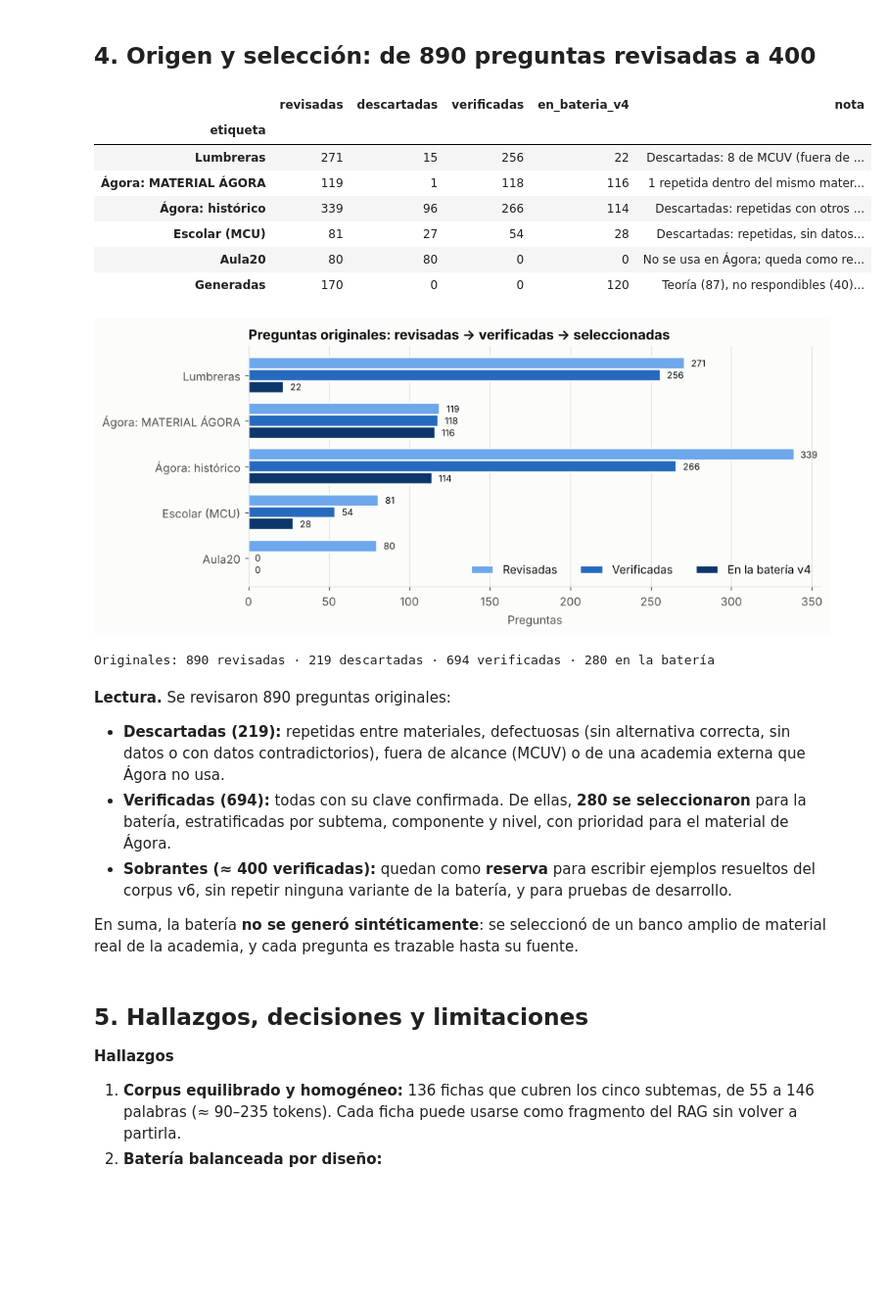
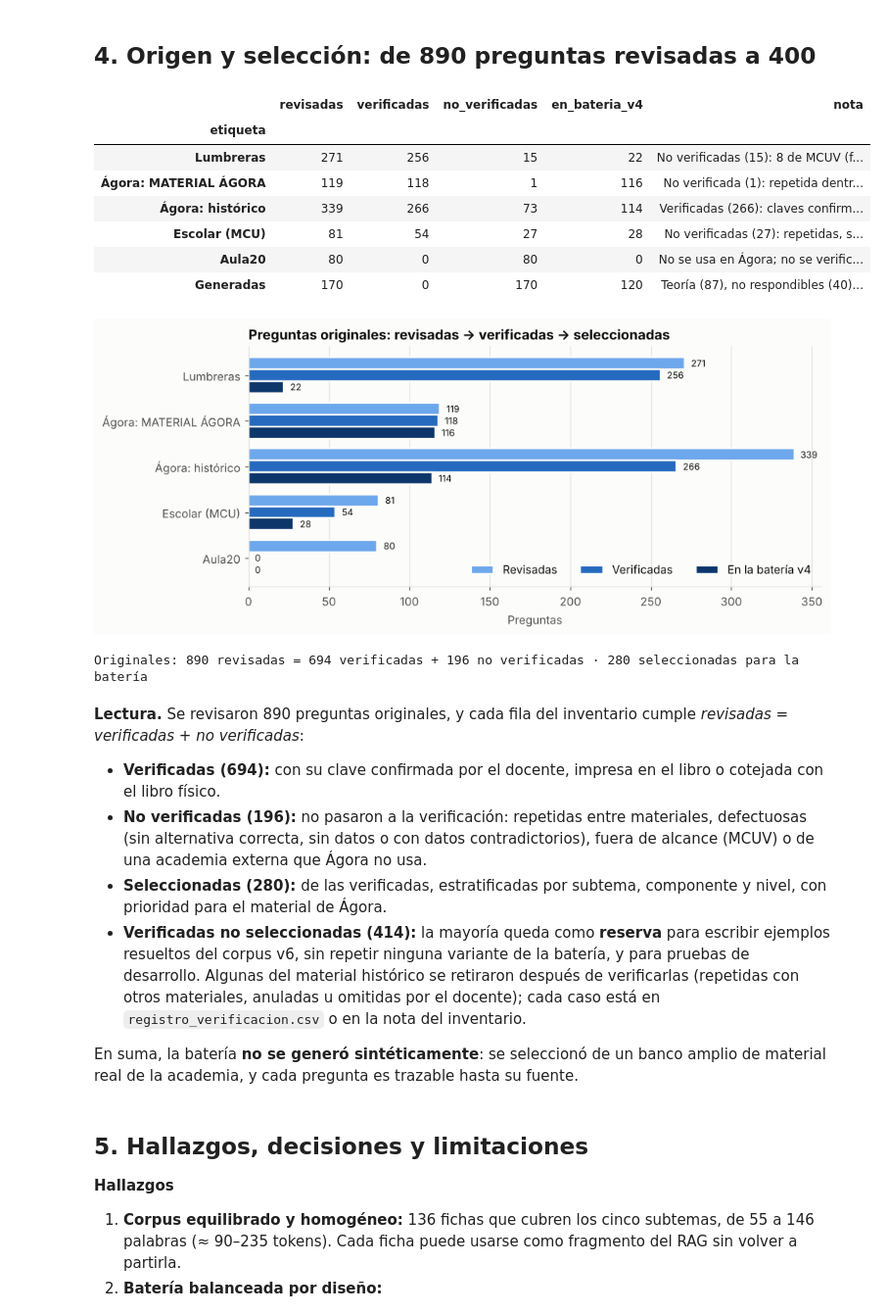
Before and after one commit to ELMERDANTE/chatbot-cinematica-rag, a Jupyter notebook: notebooks/01_eda.ipynb, the cells around one changed output. Shown at 98% size. Cells and saved outputs as stored; diff of their text form; code cells hidden in the pictures; blank space fills up the shorter version.

```diff
--- a/notebooks/01_eda.ipynb
+++ b/notebooks/01_eda.ipynb
@@ -365,35 +365,37 @@ Preguntas con estructura parecida a algún ejemplo del corpus (Jaccard léxico >
 # %%
 inv2 = inv.copy()
 inv2["etiqueta"] = ["Lumbreras", "Ágora: MATERIAL ÁGORA", "Ágora: histórico", "Escolar (MCU)", "Aula20", "Generadas"]
-display(inv2[["etiqueta", "revisadas", "descartadas", "verificadas", "en_bateria_v4", "nota"]].set_index("etiqueta"))
+display(inv2[["etiqueta", "revisadas", "verificadas", "no_verificadas", "en_bateria_v4", "nota"]].set_index("etiqueta"))
 orig = inv2[inv2.origen != "generada"]
 fig, ax = plt.subplots(figsize=(9, 3.8))
 y = np.arange(len(orig))
 for k, (col, color, nombre) in enumerate(zip(["revisadas", "verificadas", "en_bateria_v4"], u.SECUENCIAL[2::2][:3], ["Revisadas", "Verificadas", "En la batería v4"])):
     ax.barh(y + (k - 1) * 0.26, orig[col], height=0.26, color=color, edgecolor=u.SUPERFICIE, linewidth=1.5, label=nombre)
     for yy, v in zip(y + (k - 1) * 0.26, orig[col]): ax.text(v + 4, yy, str(int(v)), va="center", fontsize=8)
 ax.set_yticks(y, orig["etiqueta"]); ax.invert_yaxis(); ax.grid(axis="y", visible=False)
 ax.set_title("Preguntas originales: revisadas → verificadas → seleccionadas"); ax.set_xlabel("Preguntas")
 ax.legend(ncol=3, loc="lower right")
 u.guardar(fig, "08_embudo_fuentes"); plt.show()
-tot = orig[["revisadas", "descartadas", "verificadas", "en_bateria_v4"]].sum()
-print(f"Originales: {tot.revisadas} revisadas · {tot.descartadas} descartadas · {tot.verificadas} verificadas · {tot.en_bateria_v4} en la batería")
+tot = orig[["revisadas", "verificadas", "no_verificadas", "en_bateria_v4"]].sum()
+assert (orig.revisadas == orig.verificadas + orig.no_verificadas).all()  # el embudo cuadra fila por fila
+print(f"Originales: {tot.revisadas} revisadas = {tot.verificadas} verificadas + {tot.no_verificadas} no verificadas · {tot.en_bateria_v4} seleccionadas para la batería")
 # %% [output]
-|  | revisadas | descartadas | verificadas | en_bateria_v4 | nota |
+|  | revisadas | verificadas | no_verificadas | en_bateria_v4 | nota |
 | etiqueta |  |  |  |  |  |
-| Lumbreras | 271 | 15 | 256 | 22 | Descartadas: 8 de MCUV (fuera de ... |
-| Ágora: MATERIAL ÁGORA | 119 | 1 | 118 | 116 | 1 repetida dentro del mismo mater... |
-| Ágora: histórico | 339 | 96 | 266 | 114 | Descartadas: repetidas con otros ... |
-| Escolar (MCU) | 81 | 27 | 54 | 28 | Descartadas: repetidas, sin datos... |
-| Aula20 | 80 | 80 | 0 | 0 | No se usa en Ágora; queda como re... |
-| Generadas | 170 | 0 | 0 | 120 | Teoría (87), no respondibles (40)... |
+| Lumbreras | 271 | 256 | 15 | 22 | No verificadas (15): 8 de MCUV (f... |
+| Ágora: MATERIAL ÁGORA | 119 | 118 | 1 | 116 | No verificada (1): repetida dentr... |
+| Ágora: histórico | 339 | 266 | 73 | 114 | Verificadas (266): claves confirm... |
+| Escolar (MCU) | 81 | 54 | 27 | 28 | No verificadas (27): repetidas, s... |
+| Aula20 | 80 | 0 | 80 | 0 | No se usa en Ágora; no se verific... |
+| Generadas | 170 | 0 | 170 | 120 | Teoría (87), no respondibles (40)... |
 [figure]
-Originales: 890 revisadas · 219 descartadas · 694 verificadas · 280 en la batería
+Originales: 890 revisadas = 694 verificadas + 196 no verificadas · 280 seleccionadas para la batería
 # %% [markdown]
-**Lectura.** Se revisaron 890 preguntas originales:
-- **Descartadas (219):** repetidas entre materiales, defectuosas (sin alternativa correcta, sin datos o con datos contradictorios), fuera de alcance (MCUV) o de una academia externa que Ágora no usa.
-- **Verificadas (694):** todas con su clave confirmada. De ellas, **280 se seleccionaron** para la batería, estratificadas por subtema, componente y nivel, con prioridad para el material de Ágora.
-- **Sobrantes (≈ 400 verificadas):** quedan como **reserva** para escribir ejemplos resueltos del corpus v6, sin repetir ninguna variante de la batería, y para pruebas de desarrollo.
+**Lectura.** Se revisaron 890 preguntas originales, y cada fila del inventario cumple *revisadas = verificadas + no verificadas*:
+- **Verificadas (694):** con su clave confirmada por el docente, impresa en el libro o cotejada con el libro físico.
+- **No verificadas (196):** no pasaron a la verificación: repetidas entre materiales, defectuosas (sin alternativa correcta, sin datos o con datos contradictorios), fuera de alcance (MCUV) o de una academia externa que Ágora no usa.
+- **Seleccionadas (280):** de las verificadas, estratificadas por subtema, componente y nivel, con prioridad para el material de Ágora.
+- **Verificadas no seleccionadas (414):** la mayoría queda como **reserva** para escribir ejemplos resueltos del corpus v6, sin repetir ninguna variante de la batería, y para pruebas de desarrollo. Algunas del material histórico se retiraron después de verificarlas (repetidas con otros materiales, anuladas u omitidas por el docente); cada caso está en `registro_verificacion.csv` o en la nota del inventario.
 
 En suma, la batería **no se generó sintéticamente**: se seleccionó de un banco amplio de material real de la academia, y cada pregunta es trazable hasta su fuente.
 # %% [markdown]
```
Also changed, not shown: 2 other files.
